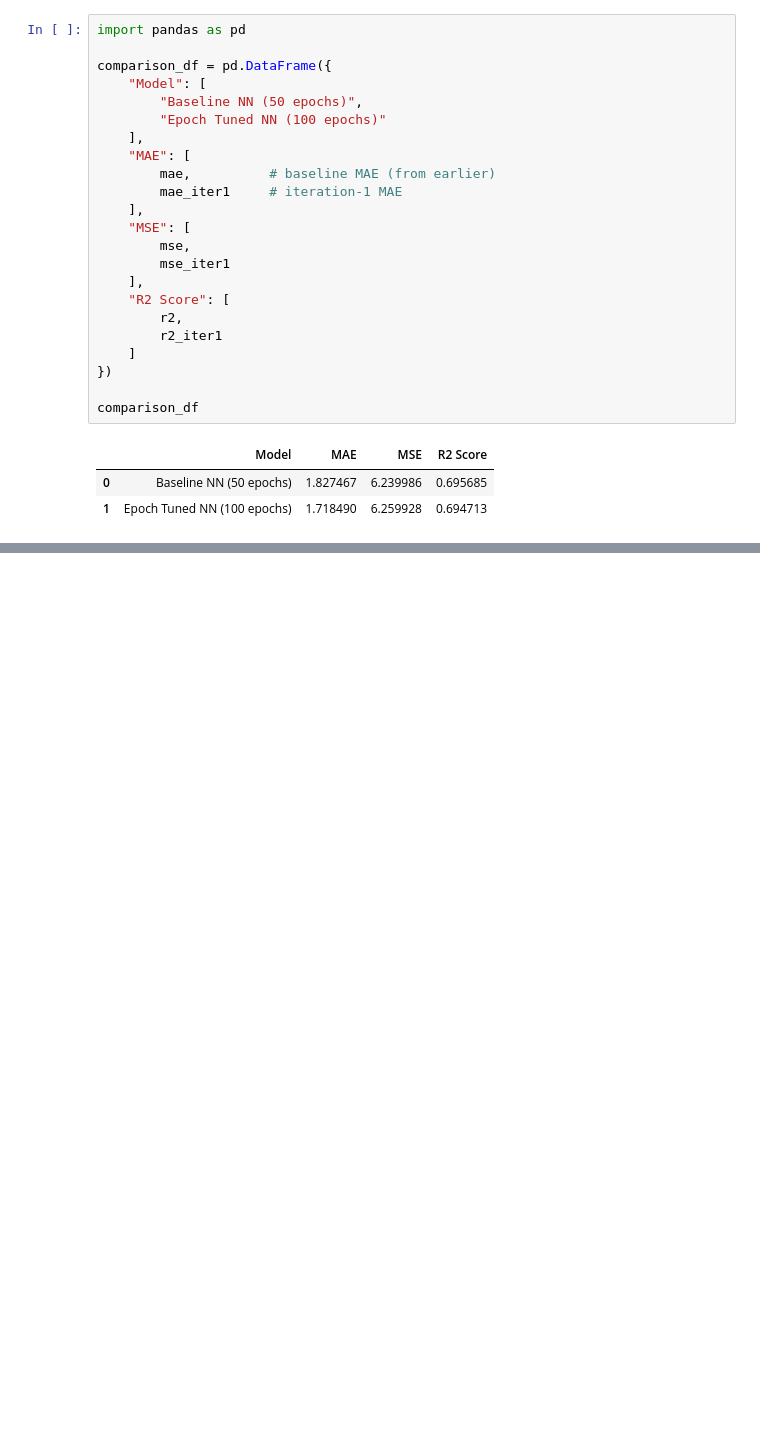
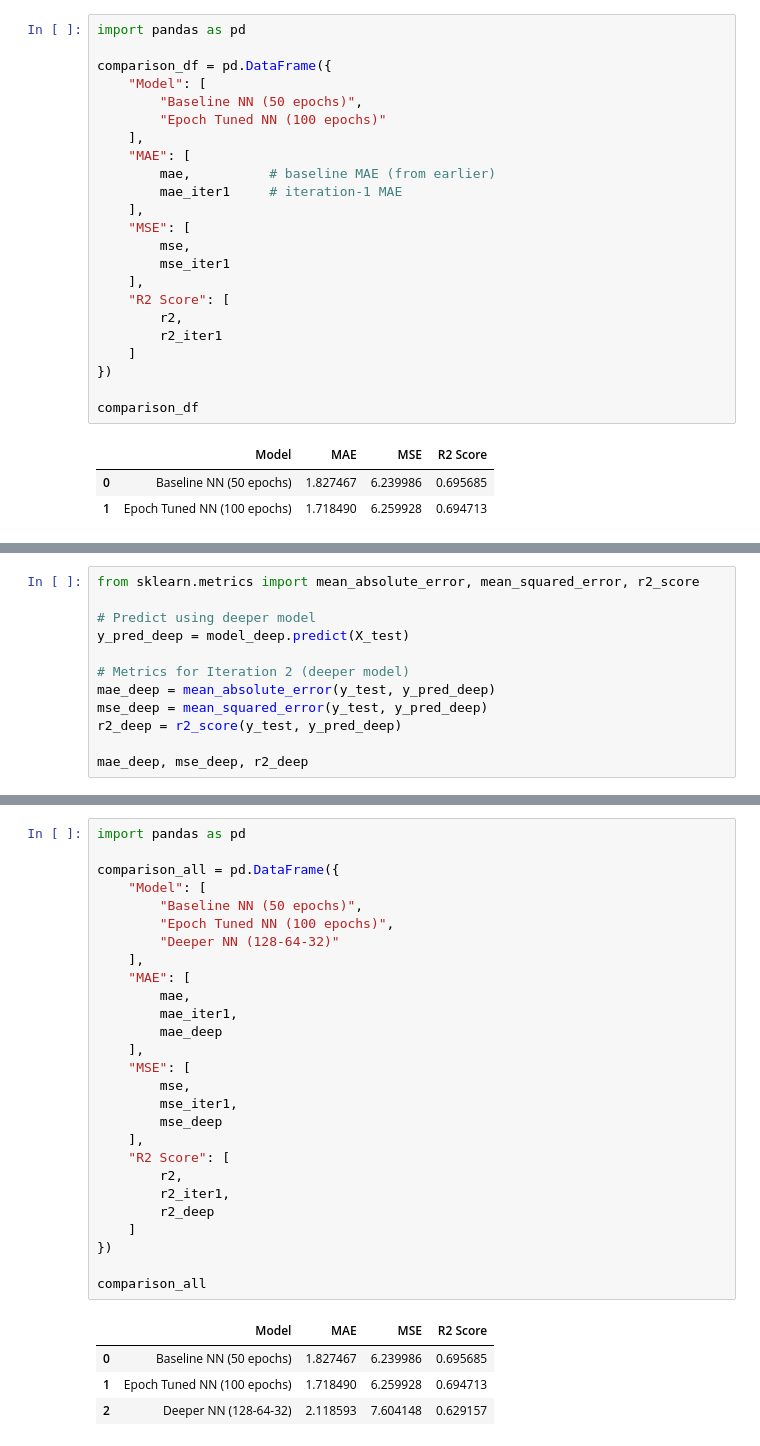
Before and after one commit to har1s3538/student-performance-nn, a Jupyter notebook: notebooks/student_performance_nn.ipynb, the cells around one changed output, grey strips where cells are left out. Cells and saved outputs as stored; diff of their text form; blank space fills up the shorter version.

Commit message:
Iteration 2: Compared baseline, epoch-tuned, and deeper neural network architectures

```diff
--- a/notebooks/student_performance_nn.ipynb
+++ b/notebooks/student_performance_nn.ipynb
@@ -304,0 +377,12 @@ comparison_df
+# %%
+from sklearn.metrics import mean_absolute_error, mean_squared_error, r2_score
+
+# Predict using deeper model
+y_pred_deep = model_deep.predict(X_test)
+
+# Metrics for Iteration 2 (deeper model)
+mae_deep = mean_absolute_error(y_test, y_pred_deep)
+mse_deep = mean_squared_error(y_test, y_pred_deep)
+r2_deep = r2_score(y_test, y_pred_deep)
+
+mae_deep, mse_deep, r2_deep
@@ -304,0 +392,32 @@ comparison_df
+# %%
+import pandas as pd
+
+comparison_all = pd.DataFrame({
+    "Model": [
+        "Baseline NN (50 epochs)",
+        "Epoch Tuned NN (100 epochs)",
+        "Deeper NN (128-64-32)"
+    ],
+    "MAE": [
+        mae,
+        mae_iter1,
+        mae_deep
+    ],
+    "MSE": [
+        mse,
+        mse_iter1,
+        mse_deep
+    ],
+    "R2 Score": [
+        r2,
+        r2_iter1,
+        r2_deep
+    ]
+})
+
+comparison_all
+# %% [output]
+|  | Model | MAE | MSE | R2 Score |
+| 0 | Baseline NN (50 epochs) | 1.827467 | 6.239986 | 0.695685 |
+| 1 | Epoch Tuned NN (100 epochs) | 1.718490 | 6.259928 | 0.694713 |
+| 2 | Deeper NN (128-64-32) | 2.118593 | 7.604148 | 0.629157 |
```
Also changed, not shown: parts of 4 cells of this notebook.
